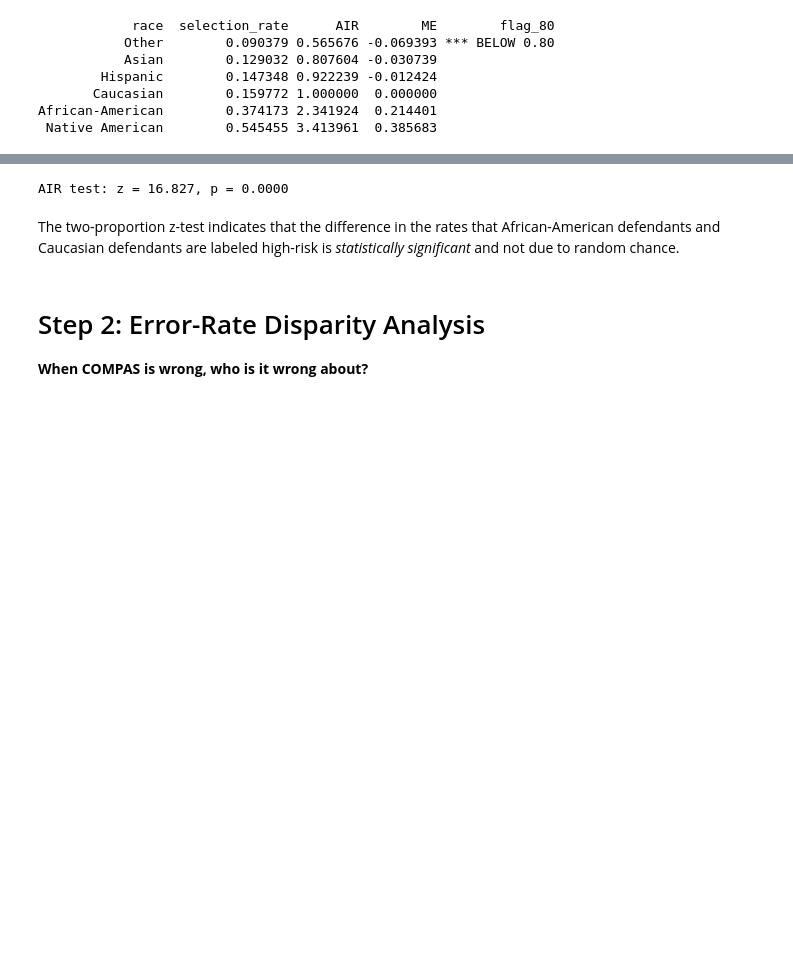
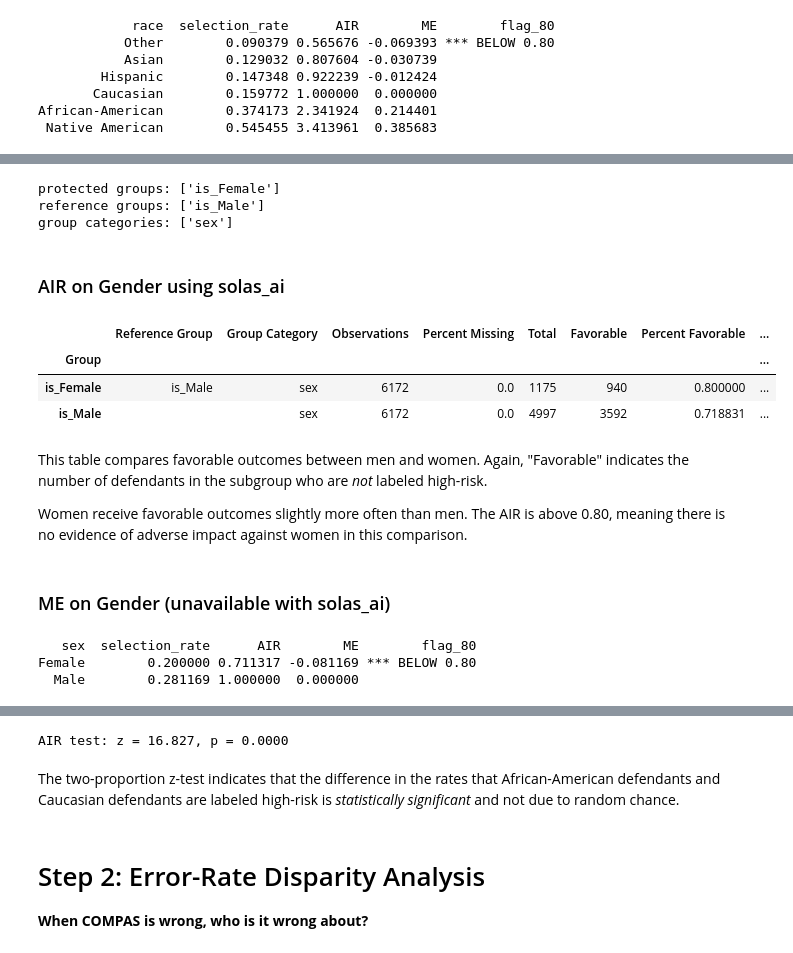
Before and after one commit to meredithn17/GWU.MSBA.RML, a Jupyter notebook: Assignment3/RML_MNewman_Assignment_3.ipynb, the cells around one changed output, grey strips where cells are left out. Drawn from its saved outputs; the diff is of its cells as text; code cells hidden in the pictures; blank space fills up the shorter version.

```diff
--- a/Assignment3/RML_MNewman_Assignment_3.ipynb
+++ b/Assignment3/RML_MNewman_Assignment_3.ipynb
@@ -62,0 +196,60 @@ This output shows an AIR of 2.3 for African-American defendants and 3.4 for Nati
+# %%
+protected_groups = ["is_Female"]
+reference_groups = ["is_Male"]
+group_categories = ["sex"]
+
+print(f"protected groups: {protected_groups}")
+print(f"reference groups: {reference_groups}")
+print(f"group categories: {group_categories}")
+# %% [output]
+protected groups: ['is_Female']
+reference groups: ['is_Male']
+group categories: ['sex']
+# %% [markdown]
+### AIR on Gender using solas_ai
+# %%
+air = sd.adverse_impact_ratio(
+    group_data=df,
+    protected_groups=protected_groups,
+    reference_groups=reference_groups,
+    group_categories=group_categories,
+    outcome=favorable,
+    sample_weight=None,
+    air_threshold=0.80,
+    percent_difference_threshold=0,
+)
+air.summary_table
+# %% [output]
+|  | Reference Group | Group Category | Observations | Percent Missing | Total | Favorable | Percent Favorable | ... |
+| Group |  |  |  |  |  |  |  | ... |
+| is_Female | is_Male | sex | 6172 | 0.0 | 1175 | 940 | 0.800000 | ... |
+| is_Male |  | sex | 6172 | 0.0 | 4997 | 3592 | 0.718831 | ... |
+# %% [markdown]
+This table compares favorable outcomes between men and women. Again, "Favorable" indicates the number of defendants in the subgroup who are *not* labeled high-risk.
+
+Women receive favorable outcomes slightly more often than men. The AIR is above 0.80, meaning there is no evidence of adverse impact against women in this comparison.
+# %% [markdown]
+### ME on Gender (unavailable with solas_ai)
+# %%
+def selection_rate(df, group_col, outcome_col, ref_group):
+    """Selection rates, AIR, and ME relative to reference group"""
+    # Calculate mean outcome (selection rate) for each group
+    rates = df.groupby(group_col)[outcome_col].mean().rename('selection_rate').to_frame()
+
+    # Get the rate for the reference group
+    ref_rate = rates.loc[ref_group, 'selection_rate']
+
+    # Calculate AIR and Marginal Effect (ME)
+    rates['AIR'] = rates['selection_rate'] / ref_rate
+    rates['ME'] = rates['selection_rate'] - ref_rate
+    rates['flag_80'] = rates['AIR'].apply(lambda x: '*** BELOW 0.80' if x < 0.80 else '')
+
+    return rates.reset_index()
+
+# Switching analysis from 'race' to 'sex' using 'Male' as the reference group
+sir = selection_rate(df, 'sex', 'high_risk', ref_group='Male')
+print(sir.sort_values('AIR').to_string(index=False))
+# %% [output]
+   sex  selection_rate      AIR        ME        flag_80
+Female        0.200000 0.711317 -0.081169 *** BELOW 0.80
+  Male        0.281169 1.000000  0.000000
```
Also changed, not shown: parts of 25 cells of this notebook.
